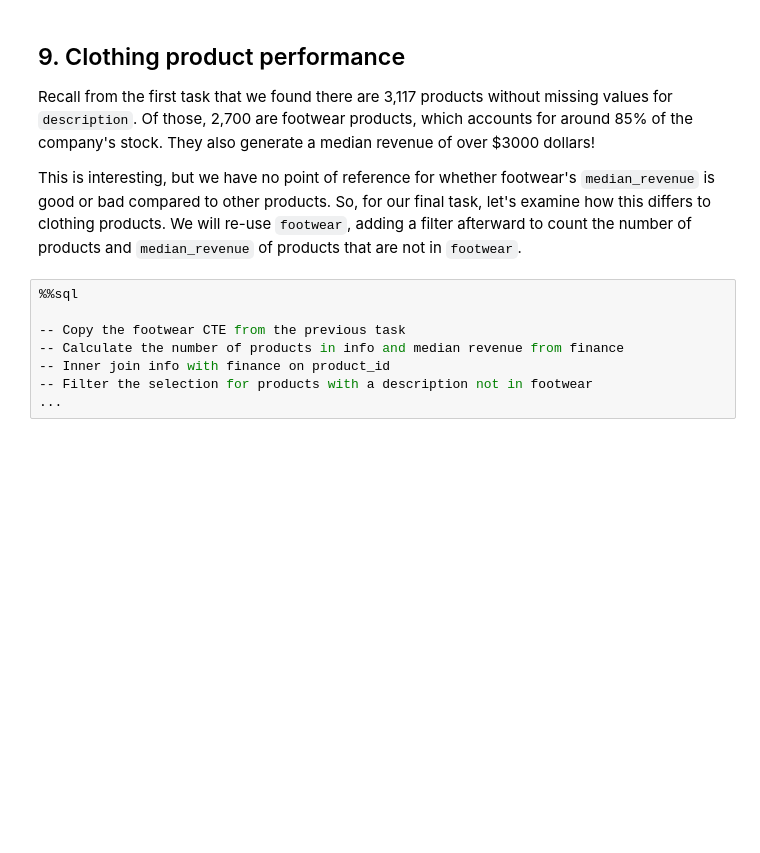
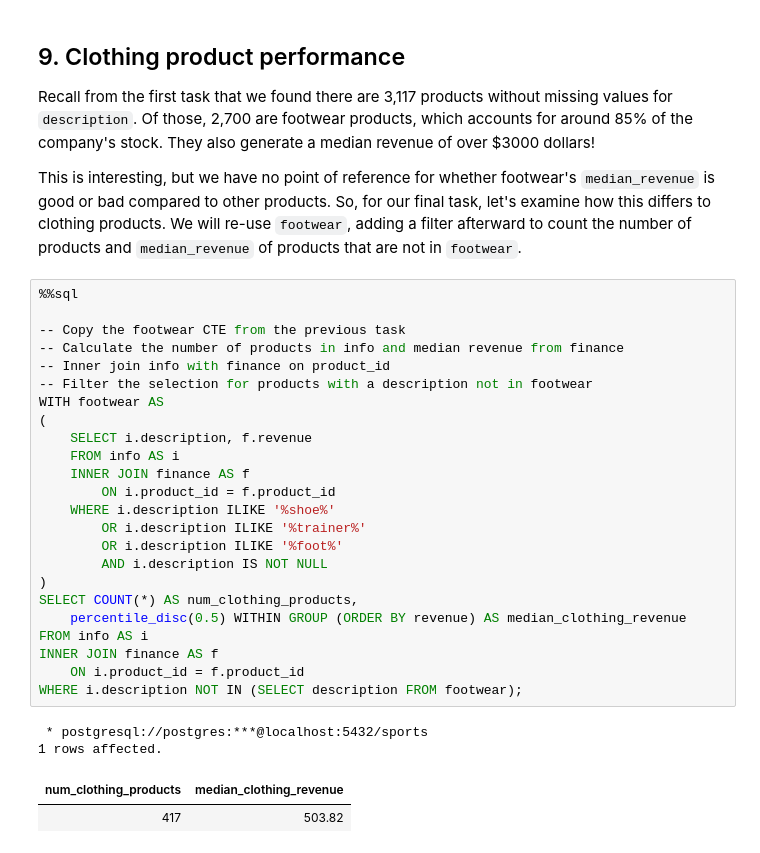
Before and after one commit to JeremyTallant/sports_retail, a Jupyter notebook: optimizing.ipynb, the cells around one changed output. Drawn from its saved outputs; the diff is of its cells as text; blank space fills up the shorter version.

```diff
--- a/optimizing.ipynb
+++ b/optimizing.ipynb
@@ -406,8 +406,29 @@ FROM footwear;
 # %%
 %%sql
 
 -- Copy the footwear CTE from the previous task
 -- Calculate the number of products in info and median revenue from finance
 -- Inner join info with finance on product_id
 -- Filter the selection for products with a description not in footwear
-...
+WITH footwear AS
+(
+    SELECT i.description, f.revenue
+    FROM info AS i
+    INNER JOIN finance AS f
+        ON i.product_id = f.product_id
+    WHERE i.description ILIKE '%shoe%'
+        OR i.description ILIKE '%trainer%'
+        OR i.description ILIKE '%foot%'
+        AND i.description IS NOT NULL
+)
+SELECT COUNT(*) AS num_clothing_products,
+    percentile_disc(0.5) WITHIN GROUP (ORDER BY revenue) AS median_clothing_revenue
+FROM info AS i
+INNER JOIN finance AS f
+    ON i.product_id = f.product_id
+WHERE i.description NOT IN (SELECT description FROM footwear);
+# %% [output]
+ * postgresql://postgres:***@localhost:5432/sports
+1 rows affected.
+| num_clothing_products | median_clothing_revenue |
+| 417 | 503.82 |
```
